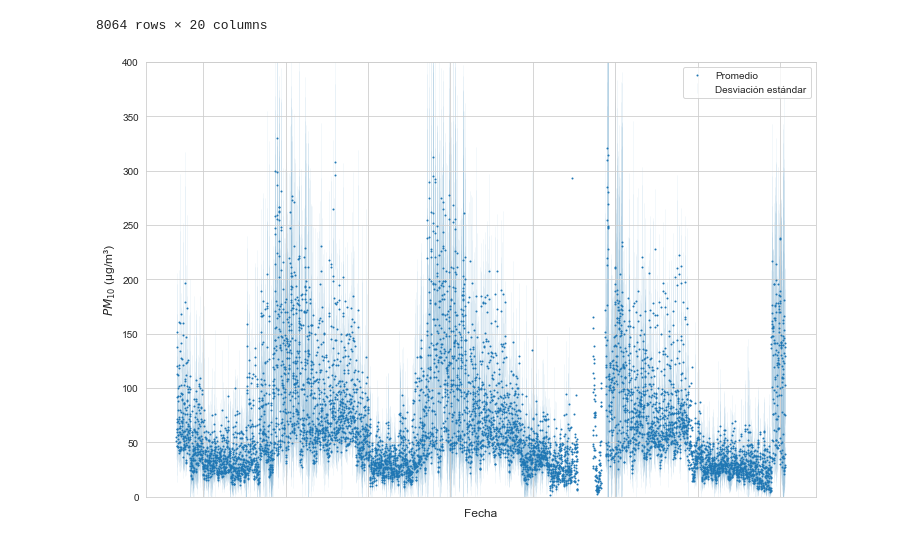
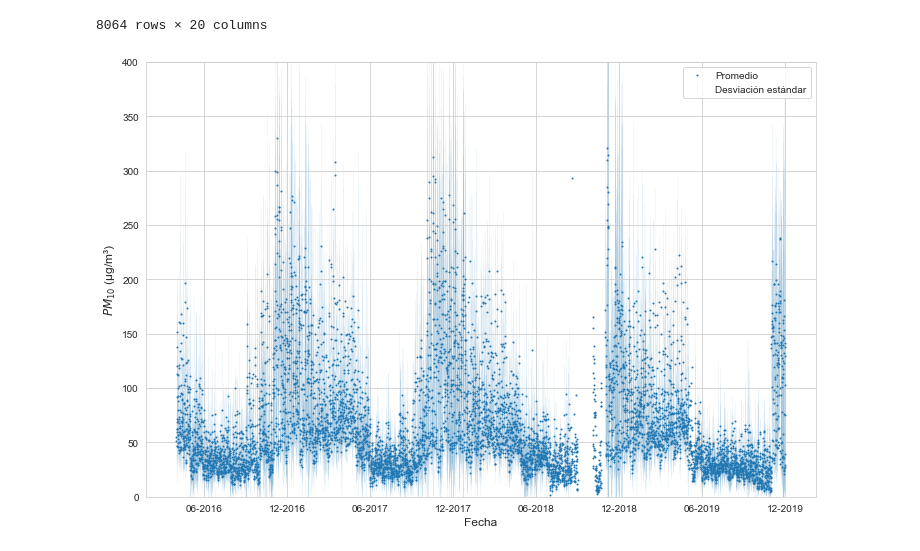
Before and after one commit to edgaregurrola/satellite_aq, a Jupyter notebook: notebooks/08a-AirQuality-Baseline.ipynb, the cells around one changed output. Cells and saved outputs as stored; diff of their text form; code cells hidden in the pictures.

Commit message:
Fixes output graphs

```diff
--- a/notebooks/08a-AirQuality-Baseline.ipynb
+++ b/notebooks/08a-AirQuality-Baseline.ipynb
@@ -45,26 +45,32 @@ baseline
 # %%
 sns.set_style("whitegrid")
 
 station = 'LPIN'
 fig,ax = plt.subplots(figsize=(12, 8))
 #plt.figure(figsize=(12, 8), dpi=80)
 ax.scatter(x=range(len(baseline)),y=baseline[station]['mean'], s=1, label='Promedio')
 ax.errorbar(range(len(baseline)), baseline[station]['mean'], baseline[station]['std'],
              elinewidth=1, linestyle='None', zorder=-1, alpha=0.05, label='Desviación estándar')
 
 plt.ylabel('$PM_{10}$ (μg/m³)', fontsize=12)
 plt.xlabel('Fecha', fontsize=12)
 
 plt.ylim([0, 400])
 
-ax.set_xticklabels([])
+ticklabels=['06-2016','12-2016','06-2017','12-2017',
+            '06-2018','12-2018','06-2019','12-2019']
+tickplace = [1008*n for n in range(1,9)] #xaxis placement
+ax.set_xticks(tickplace)
+ax.set_xticklabels(ticklabels, fontsize=10) #add monthlabels to the xaxis
+
+plt.tick_params(axis='x')
 
 ax.legend()
 
 
 plt.savefig(f'../output/figures/baseline/{station}_YearMonthDayHour_Baseline.png', bbox_inches='tight', dpi=150)
 # %% [output]
-[figure, old version]
+[figure, new version]
 # %%
 def year_baseline(df, year_range, station):
 
```
Also changed, not shown: parts of 2 cells of this notebook, 53 other files.
